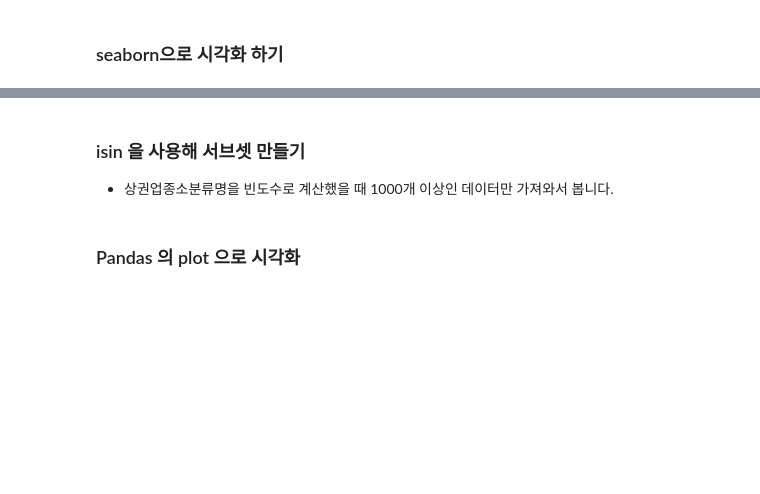
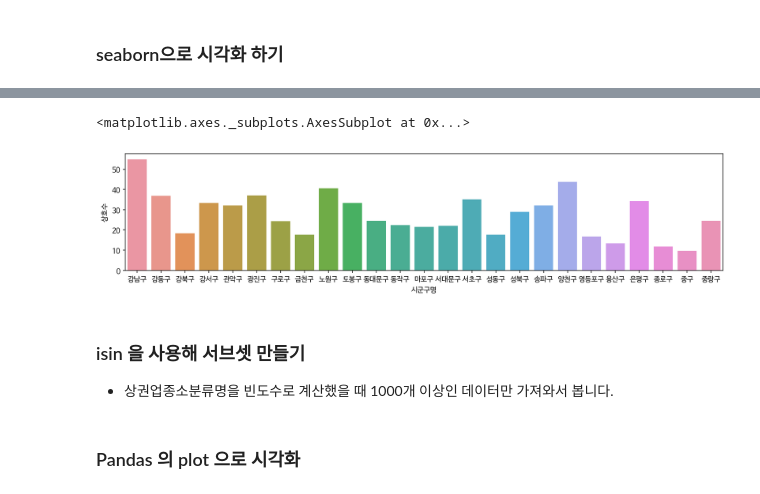
Before and after one commit to dotruni/TIL, a Jupyter notebook: store_eda_input.ipynb, the cells around one changed output, grey strips where cells are left out. Saved outputs shown, nothing was run; the diff lists cells and outputs as text; code cells hidden in the pictures; blank space fills up the shorter version.

```diff
--- a/store_eda_input.ipynb
+++ b/store_eda_input.ipynb
@@ -1053,0 +1071,6 @@ Name: 상권업종소분류명, Length: 106, dtype: int64
+# %%
+# "시군구명", "상권업종소분류명" 으로 그룹화를 하고 "상호명"으로 빈도수를 계산합니다.
+# df_academy.groupby(["시군구명","상권업종소분류명","상호명"]).count() 과 뭐가 다를까, 이건 카운트를 전체로 해주지만
+# 밑에 거는 그룹을 두개로 묶고 상호명으로 카운트!
+academy_group = df_academy.groupby(["시군구명","상권업종소분류명"])["상호명"].count()
+academy_group.loc["종로구"]
@@ -1057,0 +1114,6 @@ Name: 상권업종소분류명, Length: 106, dtype: int64
+# %%
+# 위에서 구한 결과를 시군구명, 상호수로 barplot을 그립니다.
+t = academy_group.reset_index()
+t = t.rename(columns={"상호명":"상호수"})
+t.head()
+# seaborn 시각화는 tidy 데이터로 만들어 줘야지 분석하기 쉬운 편이다.
@@ -1058,3 +1127,11 @@ Name: 상권업종소분류명, Length: 106, dtype: int64
+# %%
+# 검은색 선은 신뢰 구간을 의미함 (ci) cofidence interval, ci 뺄 수 있음
+# 기본 값은 신뢰 구간 표시
+plt.figure(figsize=(15,3)) # 겹쳐지는 글자 넓히기
+sns.barplot(data=t,x="시군구명",y="상호수", ci=None)
+# %% [output]
+<matplotlib.axes._subplots.AxesSubplot at 0x...>
+[figure, added]
 # %% [markdown]
 ###  isin 을 사용해 서브셋 만들기
 * 상권업종소분류명을 빈도수로 계산했을 때 1000개 이상인 데이터만 가져와서 봅니다.
```
Also changed, not shown: parts of 15 cells of this notebook.
